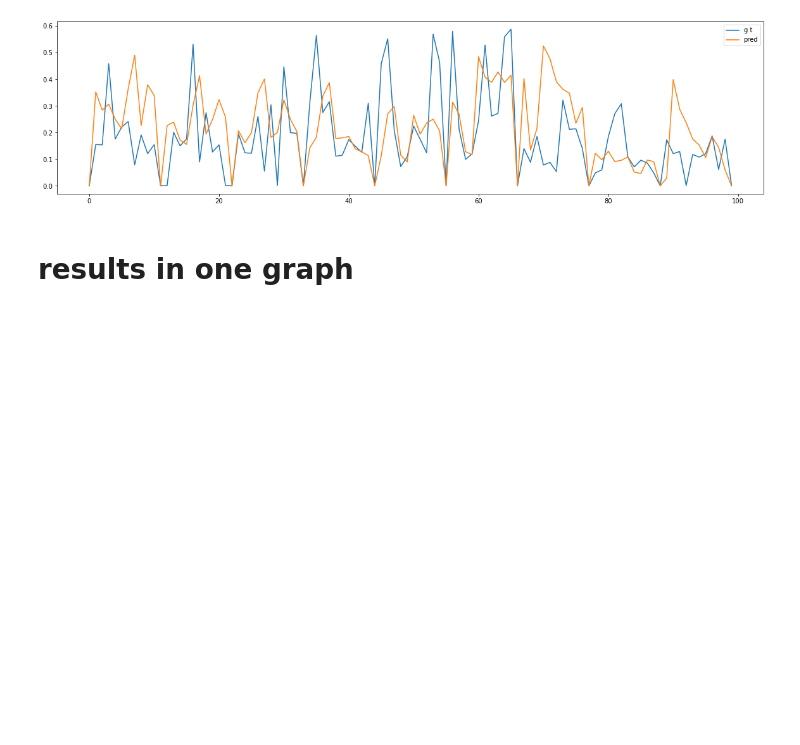
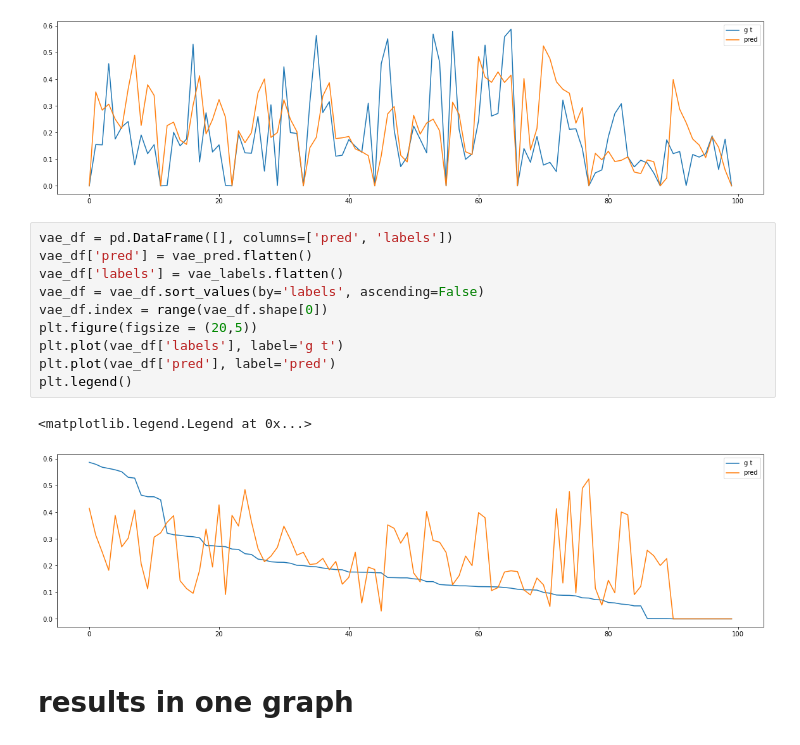
Before and after one commit to khzhang2/Air_Traffic, a Jupyter notebook: Visualization.ipynb, the cells around one changed output. Saved outputs shown, nothing was run; the diff lists cells and outputs as text; blank space fills up the shorter version.

```diff
--- a/Visualization.ipynb
+++ b/Visualization.ipynb
@@ -145,6 +171,19 @@ plt.legend()
 # %% [output]
 <matplotlib.legend.Legend at 0x...>
 [figure]
+# %%
+vae_df = pd.DataFrame([], columns=['pred', 'labels'])
+vae_df['pred'] = vae_pred.flatten()
+vae_df['labels'] = vae_labels.flatten()
+vae_df = vae_df.sort_values(by='labels', ascending=False)
+vae_df.index = range(vae_df.shape[0])
+plt.figure(figsize = (20,5))
+plt.plot(vae_df['labels'], label='g t')
+plt.plot(vae_df['pred'], label='pred')
+plt.legend()
+# %% [output]
+<matplotlib.legend.Legend at 0x...>
+[figure, added]
 # %% [markdown]
 # results in one graph
 # %%
```
Also changed, not shown: parts of 2 cells of this notebook.
